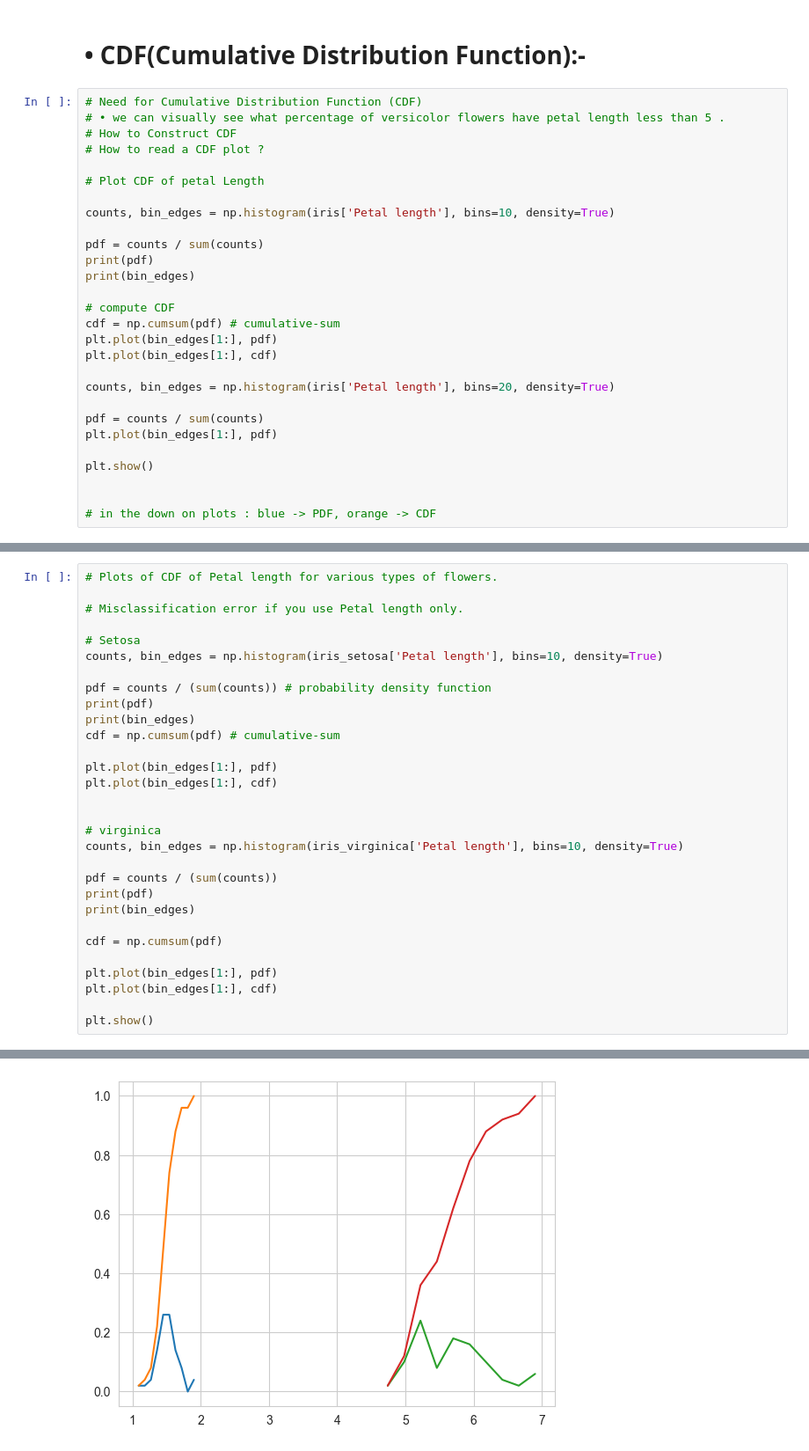
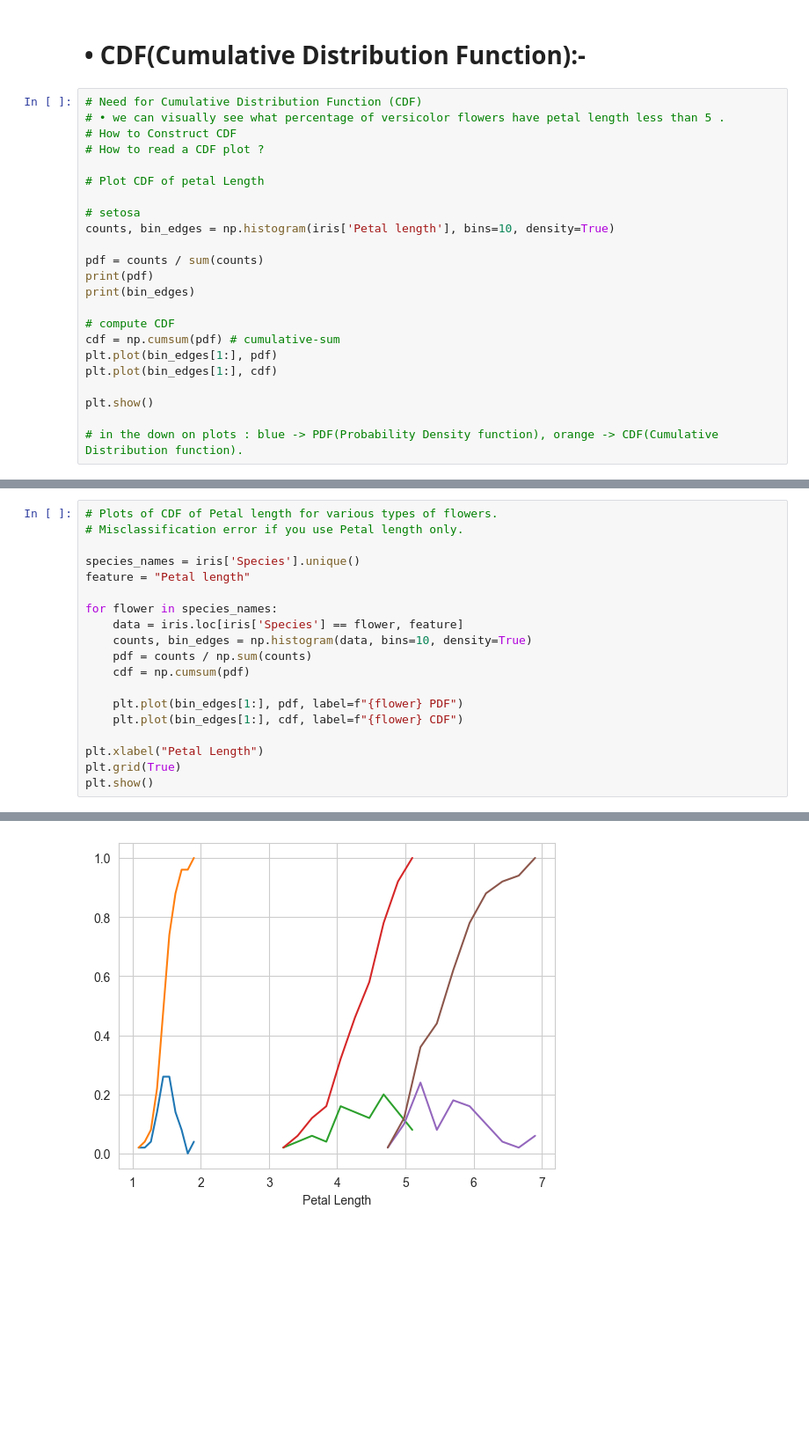
Before and after one commit to Om-Prakash01/ClassroomCummunity-Git, a Jupyter notebook: ML/Module-2/session_1.ipynb, the cells around one changed output, grey strips where cells are left out. Shown: that part at 88% size. Drawn from its saved outputs; the diff is of its cells as text; blank space fills up the shorter version.

Commit message:
fix some plot... in CDf

```diff
--- a/ML/Module-2/session_1.ipynb
+++ b/ML/Module-2/session_1.ipynb
@@ -352,6 +352,7 @@ plt.show()
 
 # Plot CDF of petal Length
 
+# setosa
 counts, bin_edges = np.histogram(iris['Petal length'], bins=10, density=True)
 
 pdf = counts / sum(counts)
@@ -363,15 +364,9 @@ cdf = np.cumsum(pdf) # cumulative-sum
 plt.plot(bin_edges[1:], pdf)
 plt.plot(bin_edges[1:], cdf)
 
-counts, bin_edges = np.histogram(iris['Petal length'], bins=20, density=True)
-
-pdf = counts / sum(counts)
-plt.plot(bin_edges[1:], pdf)
-
 plt.show()
 
-
-# in the down on plots : blue -> PDF, orange -> CDF
+# in the down on plots : blue -> PDF(Probability Density function), orange -> CDF(Cumulative Distribution function).
 # %% [output]
 [0.24666667 0.08666667 0.         0.02       0.05333333 0.17333333
  0.19333333 0.12       0.07333333 0.03333333]
@@ -380,31 +375,20 @@ plt.show()
 # %%
 # Plots of CDF of Petal length for various types of flowers.
-
 # Misclassification error if you use Petal length only.
 
-# Setosa
-counts, bin_edges = np.histogram(iris_setosa['Petal length'], bins=10, density=True)
+species_names = iris['Species'].unique()
+feature = "Petal length"
 
-pdf = counts / (sum(counts)) # probability density function
-print(pdf)
-print(bin_edges)
-cdf = np.cumsum(pdf) # cumulative-sum
+for flower in species_names:
+    data = iris.loc[iris['Species'] == flower, feature]
+    counts, bin_edges = np.histogram(data, bins=10, density=True)
+    pdf = counts / np.sum(counts)
+    cdf = np.cumsum(pdf)
 
-plt.plot(bin_edges[1:], pdf)
-plt.plot(bin_edges[1:], cdf)
+    plt.plot(bin_edges[1:], pdf, label=f"{flower} PDF")
+    plt.plot(bin_edges[1:], cdf, label=f"{flower} CDF")
 
-
-# virginica
-counts, bin_edges = np.histogram(iris_virginica['Petal length'], bins=10, density=True)
-
-pdf = counts / (sum(counts))
-print(pdf)
-print(bin_edges)
-
-cdf = np.cumsum(pdf)
-
-plt.plot(bin_edges[1:], pdf)
-plt.plot(bin_edges[1:], cdf)
-
+plt.xlabel("Petal Length")
+plt.grid(True)
 plt.show()
 # %% [output]
@@ -415 +395 @@ plt.show()
-[figure, old version]
+[figure, new version]
```
Also changed, not shown: parts of 3 cells of this notebook, 1 other file.
